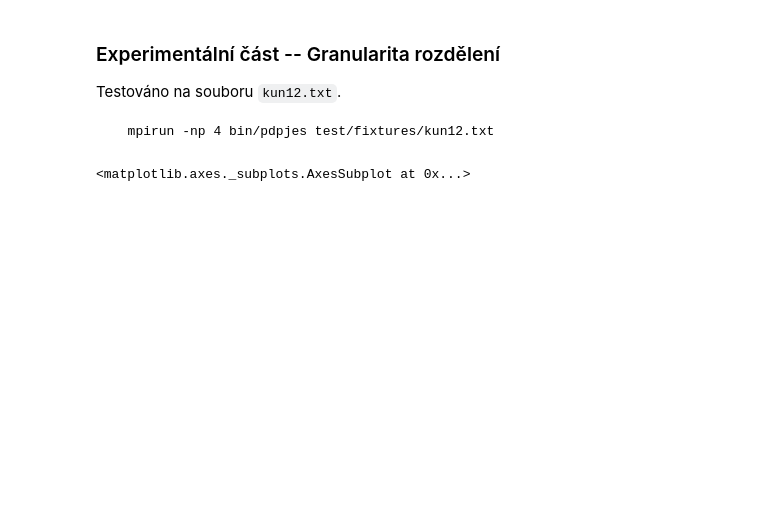
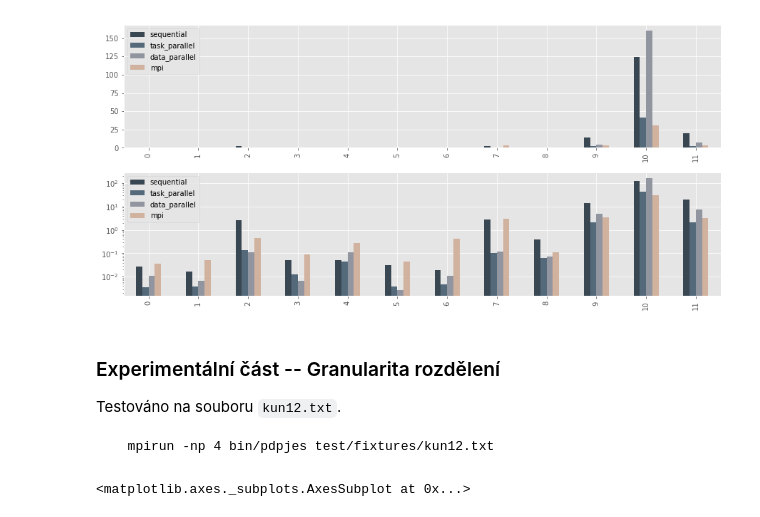
Before and after one commit to marianhlavac/mi-pdp-jes, a Jupyter notebook: docs/stats.ipynb, the cells around one changed output. Cells and saved outputs as stored; diff of their text form; code cells hidden in the pictures; blank space fills up the shorter version.

```diff
--- a/docs/stats.ipynb
+++ b/docs/stats.ipynb
@@ -11,0 +33,3 @@ pd.options.display.max_rows = 15
+# %%
+comparison = pd.read_csv('./comparison.csv')
+comparison
@@ -12,3 +50,10 @@ pd.options.display.max_rows = 15
+# %%
+fig, axes = plt.subplots(nrows=2, ncols=1)
+ax = comparison.plot(kind='bar', color=['#394753','#546A7B', '#9095A0', '#D0B29E'], ax=axes[0])
+ax2 = comparison.plot(kind='bar', color=['#394753','#546A7B', '#9095A0', '#D0B29E'], ax=axes[1])
+ax2.set_yscale('log', nonposy='clip')
+# %% [output]
+[figure, added]
 # %% [markdown]
 ### Experimentální část -- Granularita rozdělení
 
```
Also changed, not shown: parts of 6 cells of this notebook, 2 other files.
